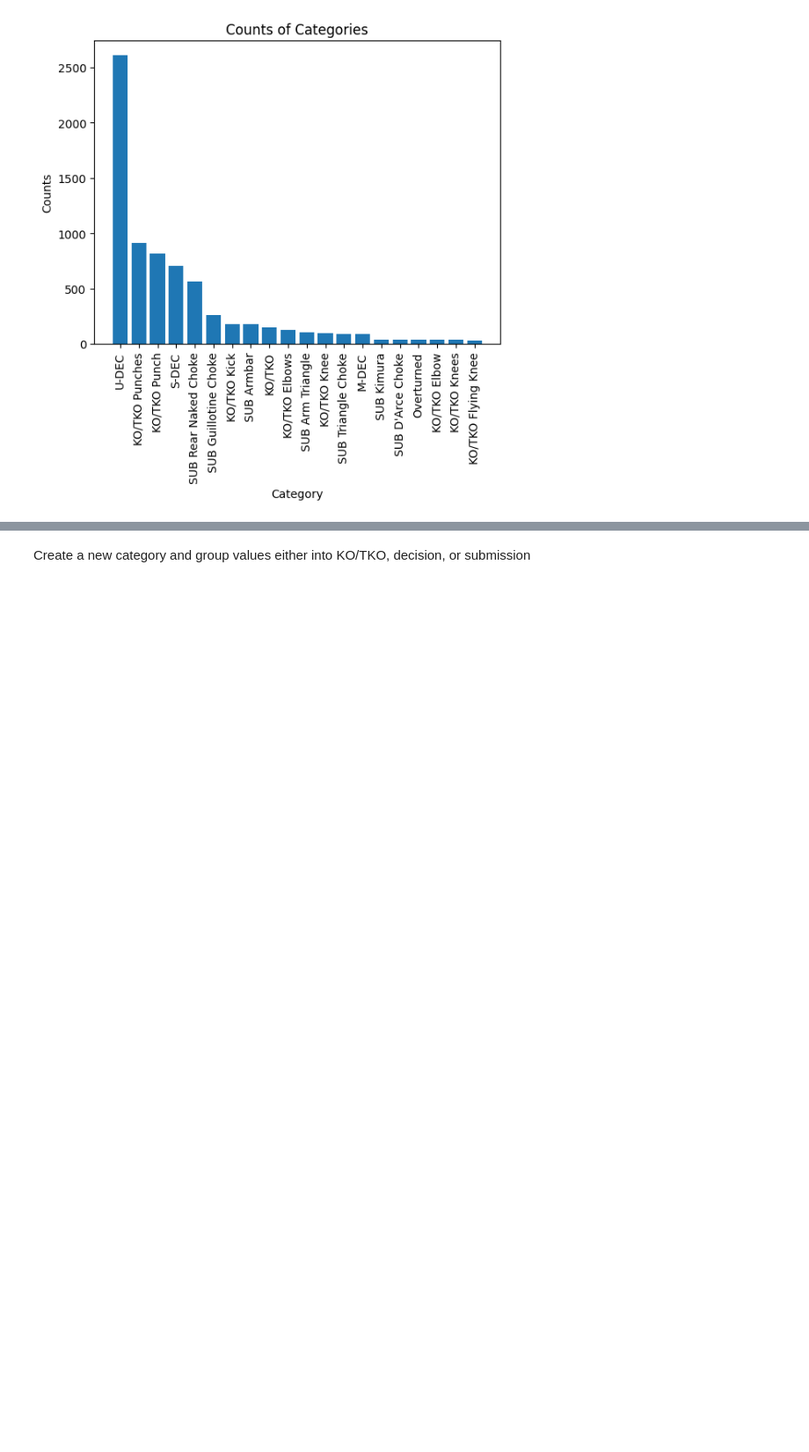
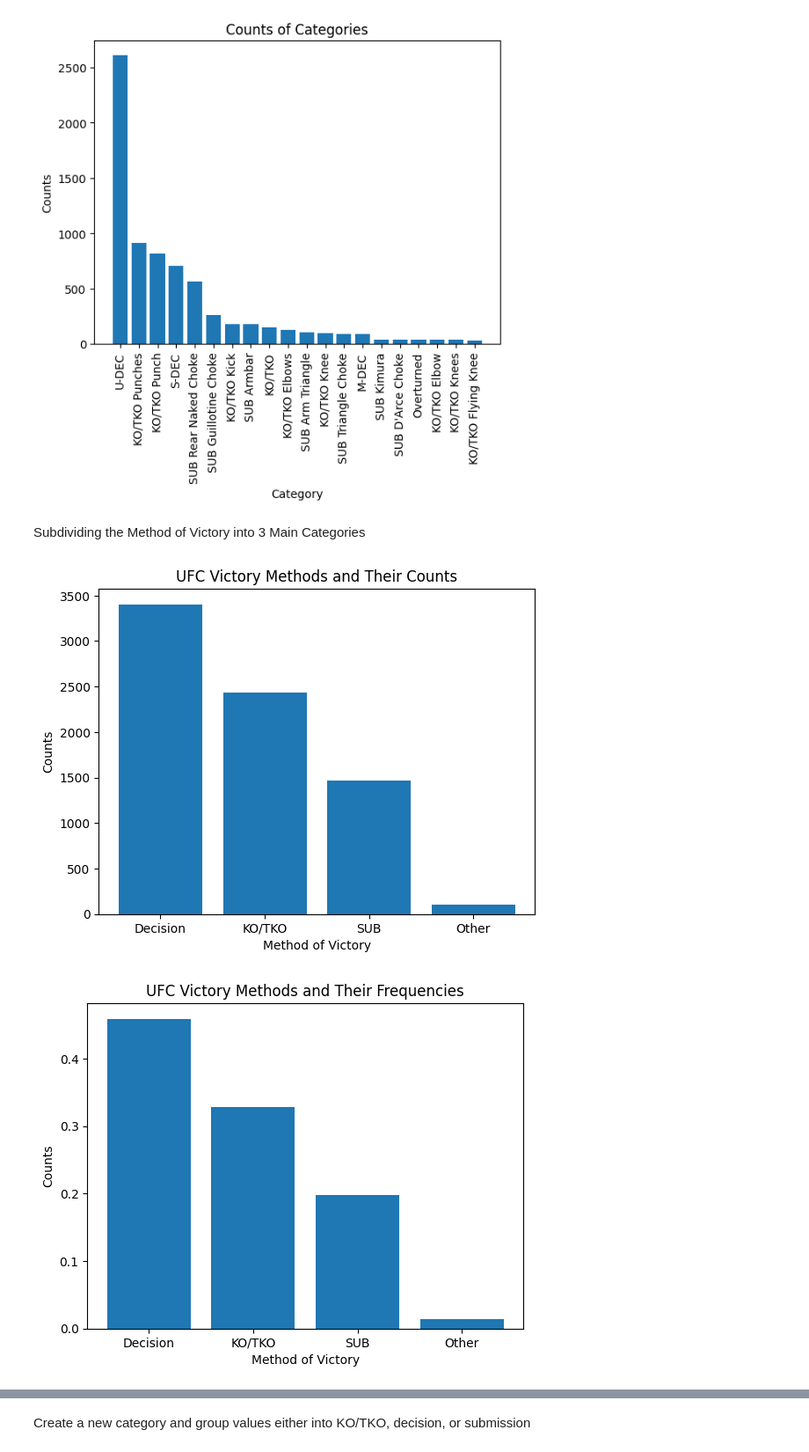
Before and after one commit to thomassems/UFC-Fight-Analytics, a Jupyter notebook: fight_analysis.ipynb, the cells around one changed output, grey strips where cells are left out. Shown: that part at 88% size. Drawn from its saved outputs; the diff is of its cells as text; code cells hidden in the pictures; blank space fills up the shorter version.

Commit message:
Re-grouped the methods of victory into a new column, and graphed their respective counts and frequencies

```diff
--- a/fight_analysis.ipynb
+++ b/fight_analysis.ipynb
@@ -93,3 +95,42 @@ plt.xticks(rotation=90)  # Rotate category names for better readability if neede
 plt.show()
 # %% [output]
 [figure]
+# %% [markdown]
+Subdividing the Method of Victory into 3 Main Categories
+# %%
+for i in train_data.index:
+    method_str = str(train_data.at[i, 'Method'])
+    if 'DEC' in method_str:
+        train_data.at[i, 'VictoryMethod'] = 'Decision'
+    elif 'KO/TKO' in method_str:
+        train_data.at[i, 'VictoryMethod'] = 'KO/TKO'
+    elif 'SUB' in method_str:
+        train_data.at[i, 'VictoryMethod'] = 'SUB'
+    else:
+      train_data.at[i, 'VictoryMethod'] = 'Other'
+# %%
+# Plotting counts
+category_counts = train_data['VictoryMethod'].value_counts()
+categories = category_counts.index
+counts = category_counts.values
+
+plt.bar(categories, counts)
+plt.xlabel('Method of Victory')
+plt.ylabel('Counts')
+plt.title('UFC Victory Methods and Their Counts')
+
+plt.show()
+
+# Plotting frequencies
+category_counts = train_data['VictoryMethod'].value_counts(normalize=True)
+categories = category_counts.index
+counts = category_counts.values
+plt.bar(categories, counts)
+plt.xlabel('Method of Victory')
+plt.ylabel('Counts')
+plt.title('UFC Victory Methods and Their Frequencies')
+
+plt.show()
+# %% [output]
+[figure, added]
+[figure, added]
```
Also changed, not shown: parts of 5 cells of this notebook.
